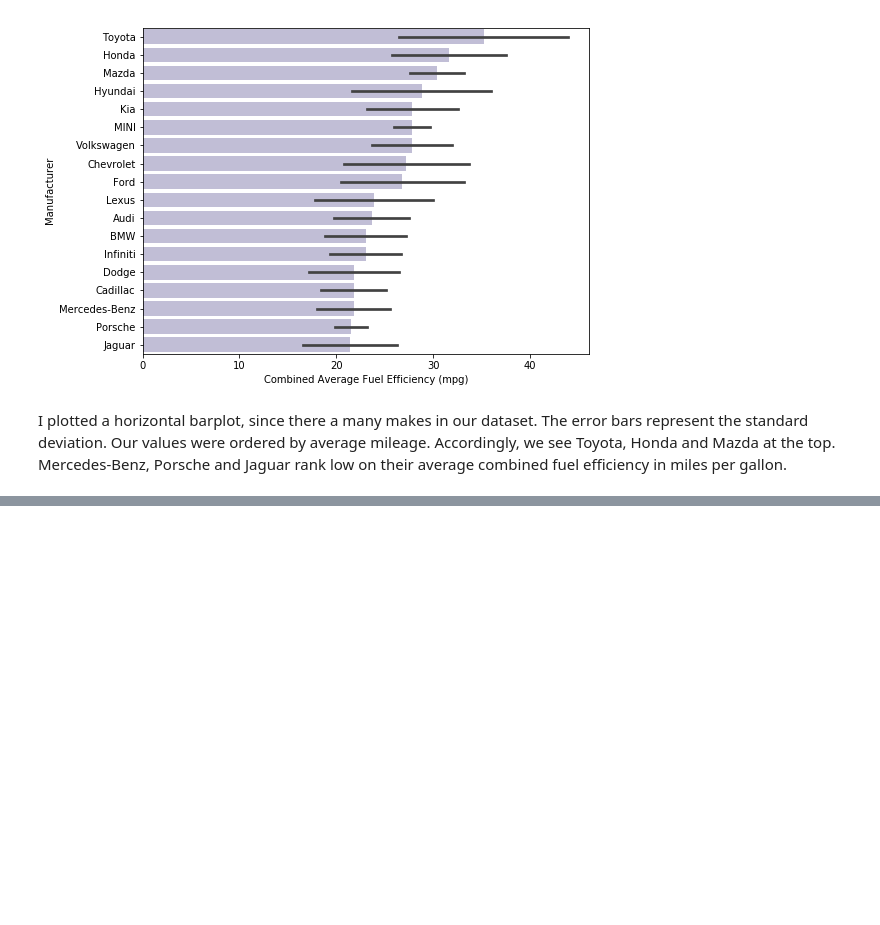
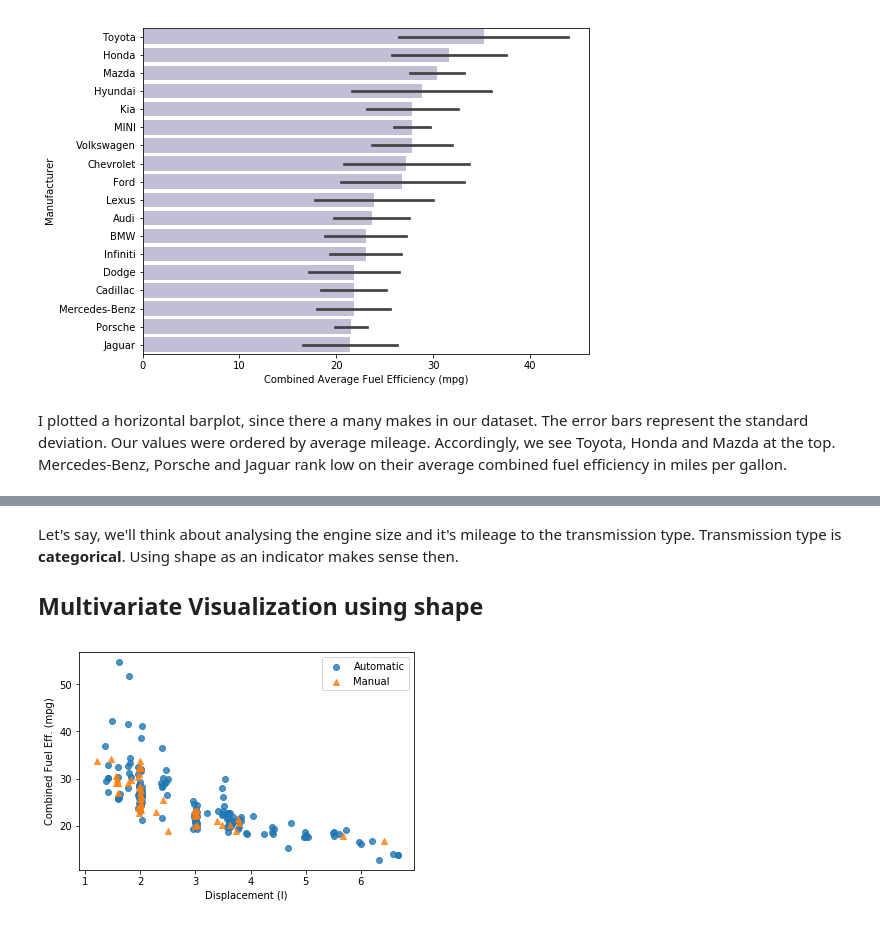
Before and after one commit to faymarie/data-visualization, a Jupyter notebook: Visualization_practise.ipynb, the cells around one changed output, grey strips where cells are left out. Cells and saved outputs as stored; diff of their text form; code cells hidden in the pictures; blank space fills up the shorter version.

```diff
--- a/Visualization_practise.ipynb
+++ b/Visualization_practise.ipynb
@@ -259,0 +258,18 @@ I plotted a horizontal barplot, since there a many makes in our dataset. The err
+# %% [markdown]
+Let's say, we'll think about analysing the engine size and it's mileage to the transmission type. Transmission type is **categorical**. Using shape as an indicator makes sense then.
+
+## Multivariate Visualization using shape
+# %%
+# create markers
+ttype_markers = [['Automatic', 'o'],
+                ['Manual', '^']]
+
+for ttype, marker in ttype_markers:
+    plot_data = fuel_econ_subset.loc[fuel_econ_subset['trans_type'] == ttype]
+    sns.regplot(data = plot_data, x='displ', y = 'comb', x_jitter = 0.04, fit_reg = False, marker=marker);
+
+plt.xlabel('Displacement (l)')
+plt.ylabel('Combined Fuel Eff. (mpg)')
+plt.legend(['Automatic', 'Manual']);
+# %% [output]
+[figure, added]
```
Also changed, not shown: parts of 11 cells of this notebook.
